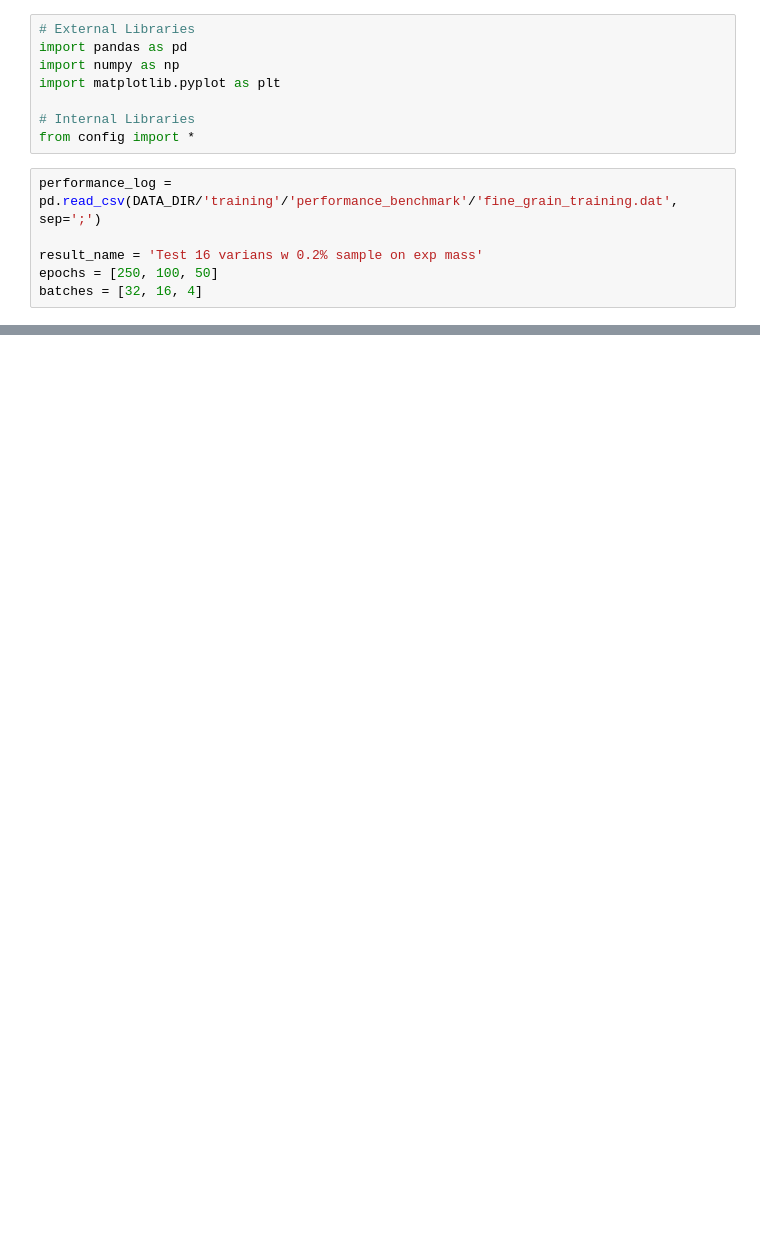
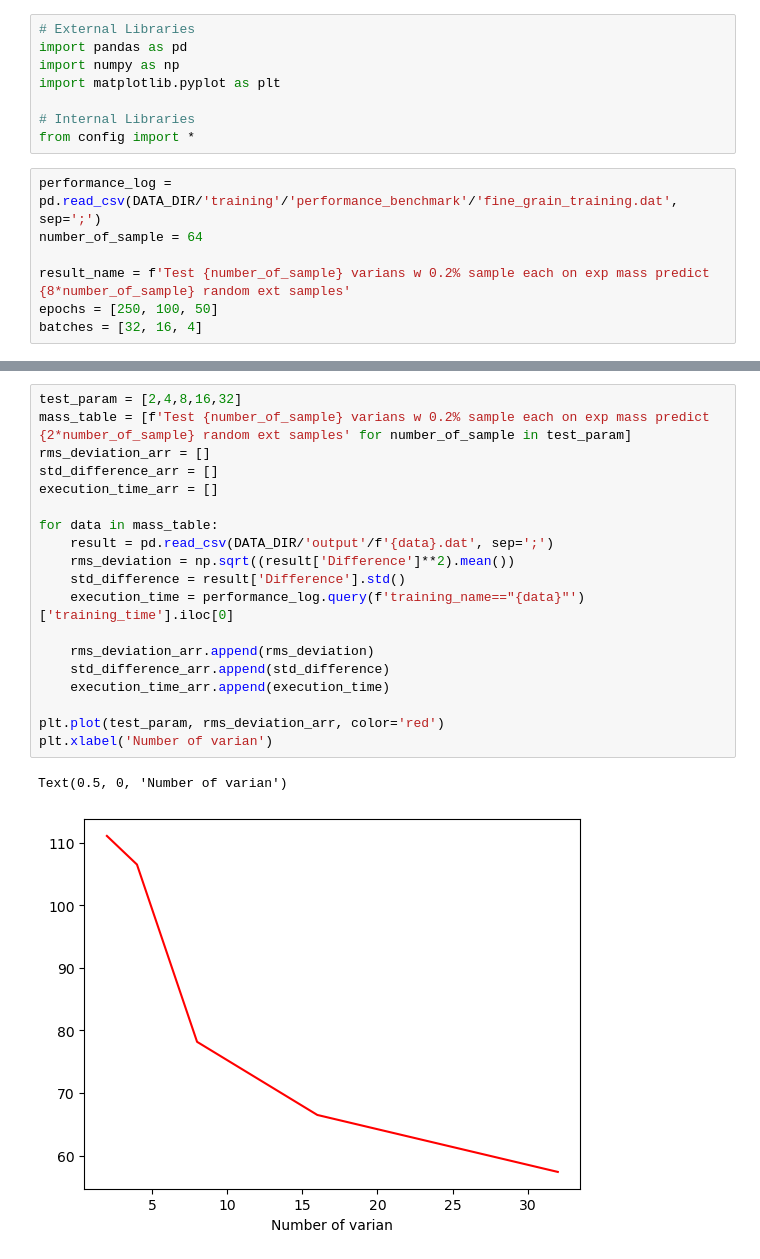
Before and after one commit to mzyudhistira/BSk24-Emu, a Jupyter notebook: analysis.ipynb, the cells around one changed output, grey strips where cells are left out. Saved outputs shown, nothing was run; the diff lists cells and outputs as text; blank space fills up the shorter version.

```diff
--- a/analysis.ipynb
+++ b/analysis.ipynb
@@ -8,7 +8,8 @@ import matplotlib.pyplot as plt
 from config import *
 # %%
 performance_log = pd.read_csv(DATA_DIR/'training'/'performance_benchmark'/'fine_grain_training.dat', sep=';')
+number_of_sample = 64
 
-result_name = 'Test 16 varians w 0.2% sample on exp mass'
+result_name = f'Test {number_of_sample} varians w 0.2% sample each on exp mass predict {8*number_of_sample} random ext samples'
 epochs = [250, 100, 50]
 batches = [32, 16, 4]
@@ -52,0 +83,22 @@ Text(0, 0.5, 'log_10(Val_Loss)')
+# %%
+test_param = [2,4,8,16,32]
+mass_table = [f'Test {number_of_sample} varians w 0.2% sample each on exp mass predict {2*number_of_sample} random ext samples' for number_of_sample in test_param]
+rms_deviation_arr = []
+std_difference_arr = []
+execution_time_arr = []
+
+for data in mass_table:
+    result = pd.read_csv(DATA_DIR/'output'/f'{data}.dat', sep=';')
+    rms_deviation = np.sqrt((result['Difference']**2).mean())
+    std_difference = result['Difference'].std()
+    execution_time = performance_log.query(f'training_name=="{data}"')['training_time'].iloc[0]
+
+    rms_deviation_arr.append(rms_deviation)
+    std_difference_arr.append(std_difference)
+    execution_time_arr.append(execution_time)
+
+plt.plot(test_param, rms_deviation_arr, color='red')
+plt.xlabel('Number of varian')
+# %% [output]
+Text(0.5, 0, 'Number of varian')
+[figure, added]
```
Also changed, not shown: parts of 6 cells of this notebook, 4 other files.
